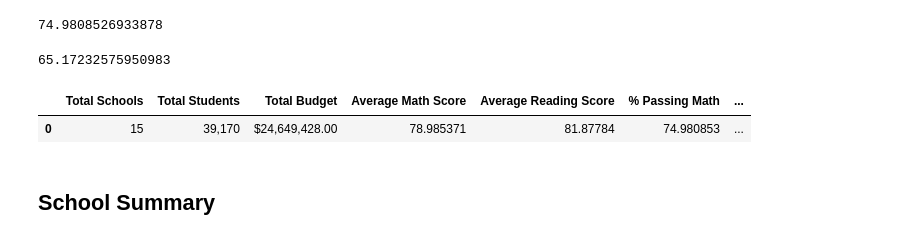
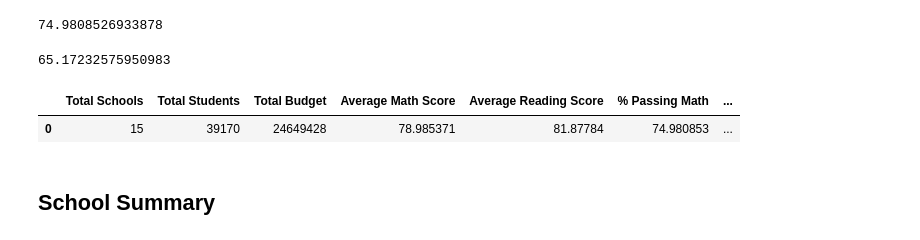
Before and after one commit to Xthe23/School-District-Analysis, a Jupyter notebook: PyCitySchools/PyCitySchools_starter.ipynb, the cells around one changed output. Drawn from its saved outputs; the diff is of its cells as text; code cells hidden in the pictures.

Commit message:
Added: DataFrame with dictionary of key metrics of district_summary_dict

```diff
--- a/PyCitySchools/PyCitySchools_starter.ipynb
+++ b/PyCitySchools/PyCitySchools_starter.ipynb
@@ -79,19 +79,27 @@ overall_passing_rate = passing_math_reading_count /  float(student_count) * 100
 overall_passing_rate
 # %% [output]
 65.17232575950983
-# %%
-# Create a high-level snapshot of the district's key metrics in a DataFrame
-district_summary =
-
-# Formatting
-district_summary["Total Students"] = district_summary["Total Students"].map("{:,}".format)
-district_summary["Total Budget"] = district_summary["Total Budget"].map("${:,.2f}".format)
-
-# Display the DataFrame
-district_summary
-# %% [output]
-|  | Total Schools | Total Students | Total Budget | Average Math Score | Average Reading Score | % Passing Math | ... |
-| 0 | 15 | 39,170 | $24,649,428.00 | 78.985371 | 81.87784 | 74.980853 | ... |
+# %%
+# Create a dictionary of the key metrics
+district_summary_dict = {
+    "Total Schools": [school_count],
+    "Total Students": [student_count],
+    "Total Budget": [total_budget],
+    "Average Math Score": [average_math_score],
+    "Average Reading Score": [average_reading_score],
+    "% Passing Math": [passing_math_percentage],
+    "% Passing Reading": [passing_reading_percentage],
+    "% Overall Passing Rate": [overall_passing_rate]
+}
+
+# Create a DataFrame from the dictionary
+district_summary = pd.DataFrame(district_summary_dict)
+
+# Display the DataFrame
+district_summary
+# %% [output]
+|  | Total Schools | Total Students | Total Budget | Average Math Score | Average Reading Score | % Passing Math | ... |
+| 0 | 15 | 39170 | 24649428 | 78.985371 | 81.87784 | 74.980853 | ... |
 # %% [markdown]
 ## School Summary
 # %%
```
Also changed, not shown: parts of 3 cells of this notebook.
